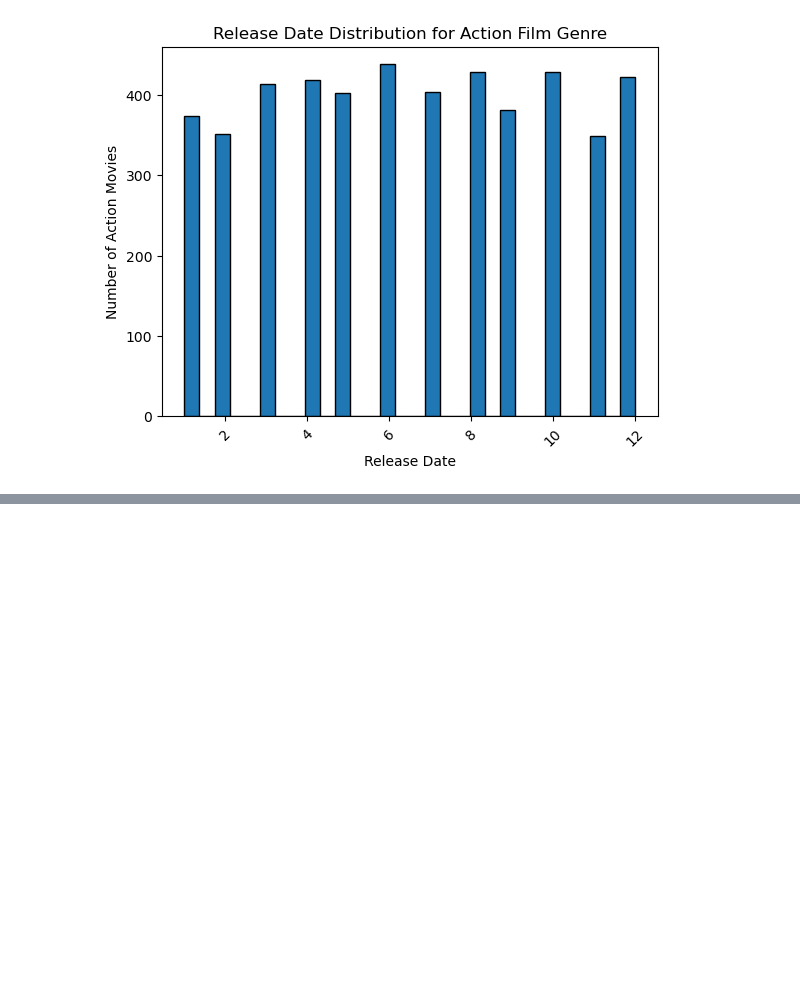
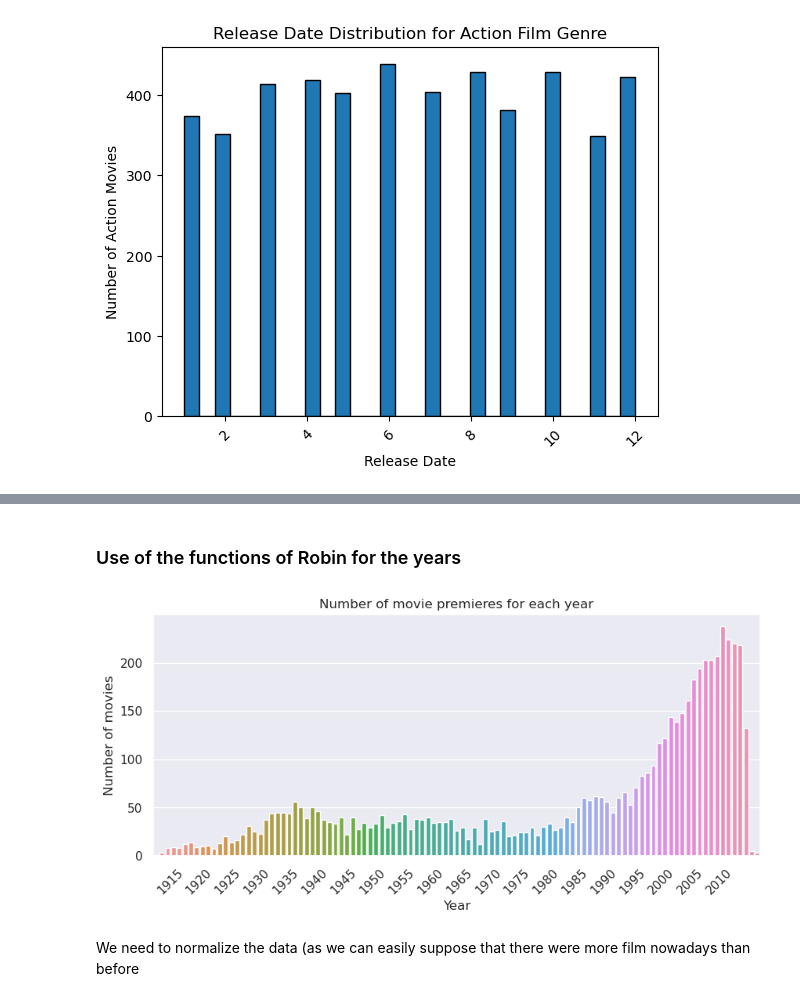
Before and after one commit to epfl-ada/ada-2023-project-deapdatadestroyers, a Jupyter notebook: data_movie_analysis.ipynb, the cells around one changed output, grey strips where cells are left out. Drawn from its saved outputs; the diff is of its cells as text; code cells hidden in the pictures; blank space fills up the shorter version.

```diff
--- a/data_movie_analysis.ipynb
+++ b/data_movie_analysis.ipynb
@@ -228,0 +300,2 @@ plt.show()
+# %% [markdown]
+### Use of the functions of Robin for the years
@@ -228,0 +357,9 @@ plt.show()
+# %%
+genre = 'Romance Film'
+genre_movie = df_group_genres.get_group(genre)
+
+show_release_count_per_year_for_DF(df_group_genres, genre)
+# %% [output]
+[figure, added]
+# %% [markdown]
+We need to normalize the data (as we can easily suppose that there were more film nowadays than before
```
Also changed, not shown: parts of 9 cells of this notebook.
